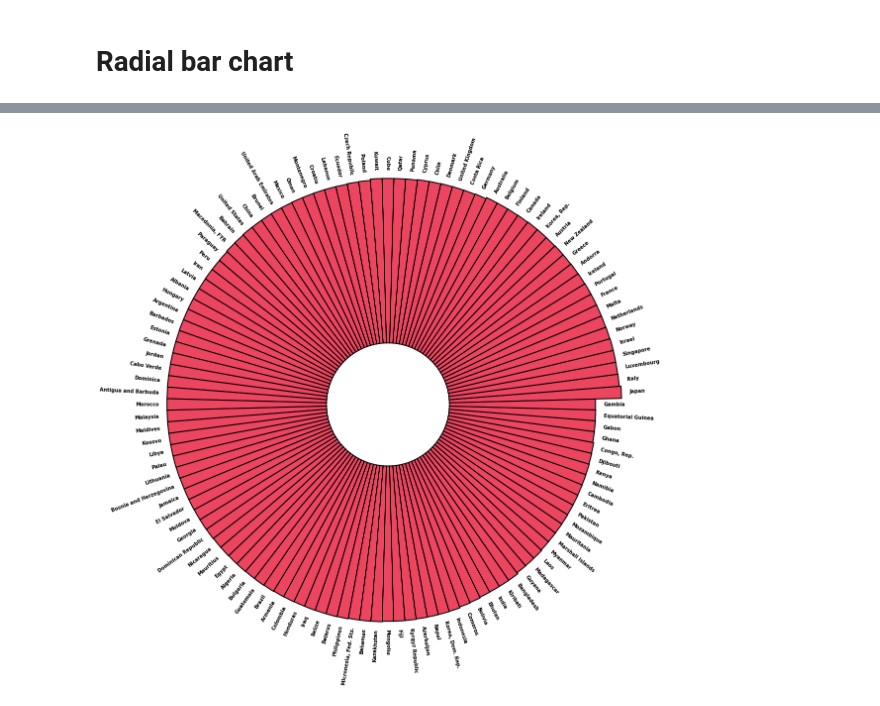
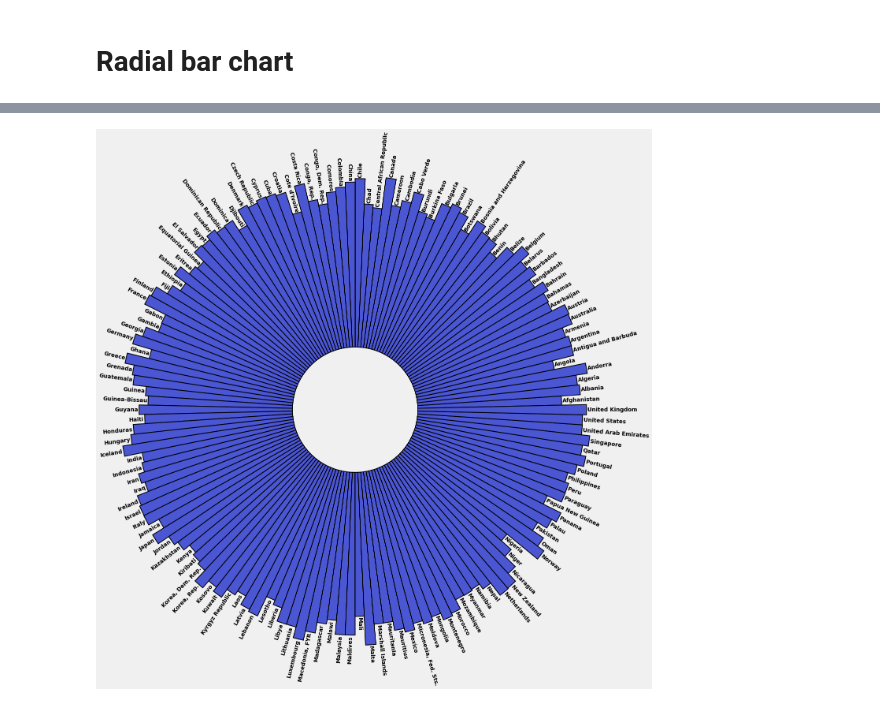
Before and after one commit to AbdullahSangha/Kaggle, a Jupyter notebook: it-s-all-about-life.ipynb, the cells around one changed output, grey strips where cells are left out. Saved outputs shown, nothing was run; the diff lists cells and outputs as text; code cells hidden in the pictures.

Commit message:
Kaggle Notebook | it's all about life | Version 2

```diff
--- a/it-s-all-about-life.ipynb
+++ b/it-s-all-about-life.ipynb
@@ -98,6 +98,8 @@ missing_value_df.sort_values('percent_missing', ascending=False).style.backgroun
 | Suicide rate | Suicide rate | 0.000000 |
 # %% [markdown]
 # Exploratory Data Analysis Part One
+# %%
+plt.style.use('fivethirtyeight')
 # %%
 life_exp_df.head()
 # %% [output]
@@ -114,6 +114,10 @@ df1 = life_exp_df.sort_values('Happiness Score', ascending = False).head(120)
+# %%
+df1 = life_exp_df
+# .sort_values('Happiness Score', ascending = False).head(144)
+# You can add this line of code at end of first line to sort values in chart below, it's optional and also you can use head function to specify values...
 # %%
 # set figure size
-plt.figure(figsize=(18,18))
+plt.figure(figsize=(20,24))
 ax = plt.subplot(111, polar=True)
 plt.axis('off')
 
@@ -147,11 +151,11 @@ bars = ax.bar(
     bottom=lowerLimit,
     linewidth=2,
     edgecolor="black",
-    color="#EB455F",
+    color="#472183",
 )
 
 # little space between the bar and the label
-labelPadding = 4
+labelPadding = 0.5
 
 # Add labels
 for bar, angle, height, label in zip(bars,angles, heights, df1["Country"]):
@@ -199,6 +186,10 @@ df2
+# %%
+df2 = life_exp_df
+# .sort_values('Life Expectancy (years) - Men', ascending = False).head(120)
+# You can add this line of code at end of first line to sort values in chart below, it's optional and also you can use head function to specify values...
 # %%
 # set figure size
-plt.figure(figsize=(18,18))
+plt.figure(figsize=(20,24))
 ax = plt.subplot(111, polar=True)
 plt.axis('off')
 
@@ -232,35 +223,35 @@ bars = ax.bar(
     bottom=lowerLimit,
     linewidth=2,
     edgecolor="black",
-    color="#EB455F",
+    color="#4B56D2",
 )
 
 # little space between the bar and the label
-labelPadding = 4
+labelPadding = 0.5
 
 # Add labels
 for bar, angle, height, label in zip(bars,angles, heights, df2["Country"]):
 
     # Labels are rotated. Rotation must be specified in degrees :(
     rotation = np.rad2deg(angle)
 
     # Flip some labels upside down
     alignment = ""
     if angle >= np.pi/2 and angle < 3*np.pi/2:
         alignment = "right"
         rotation = rotation + 180
     else:
         alignment = "left"
 
     # Finally add the labels
     plt.rcParams["font.weight"] = 'bold'
     ax.text(
         x=angle,
         y=lowerLimit + bar.get_height() + labelPadding,
         s=label,
         ha=alignment,
         va='center',
         rotation=rotation,
         rotation_mode="anchor")
 # %% [output]
-[figure, old version]
+[figure, new version]
```
Also changed, not shown: parts of 7 cells of this notebook.
